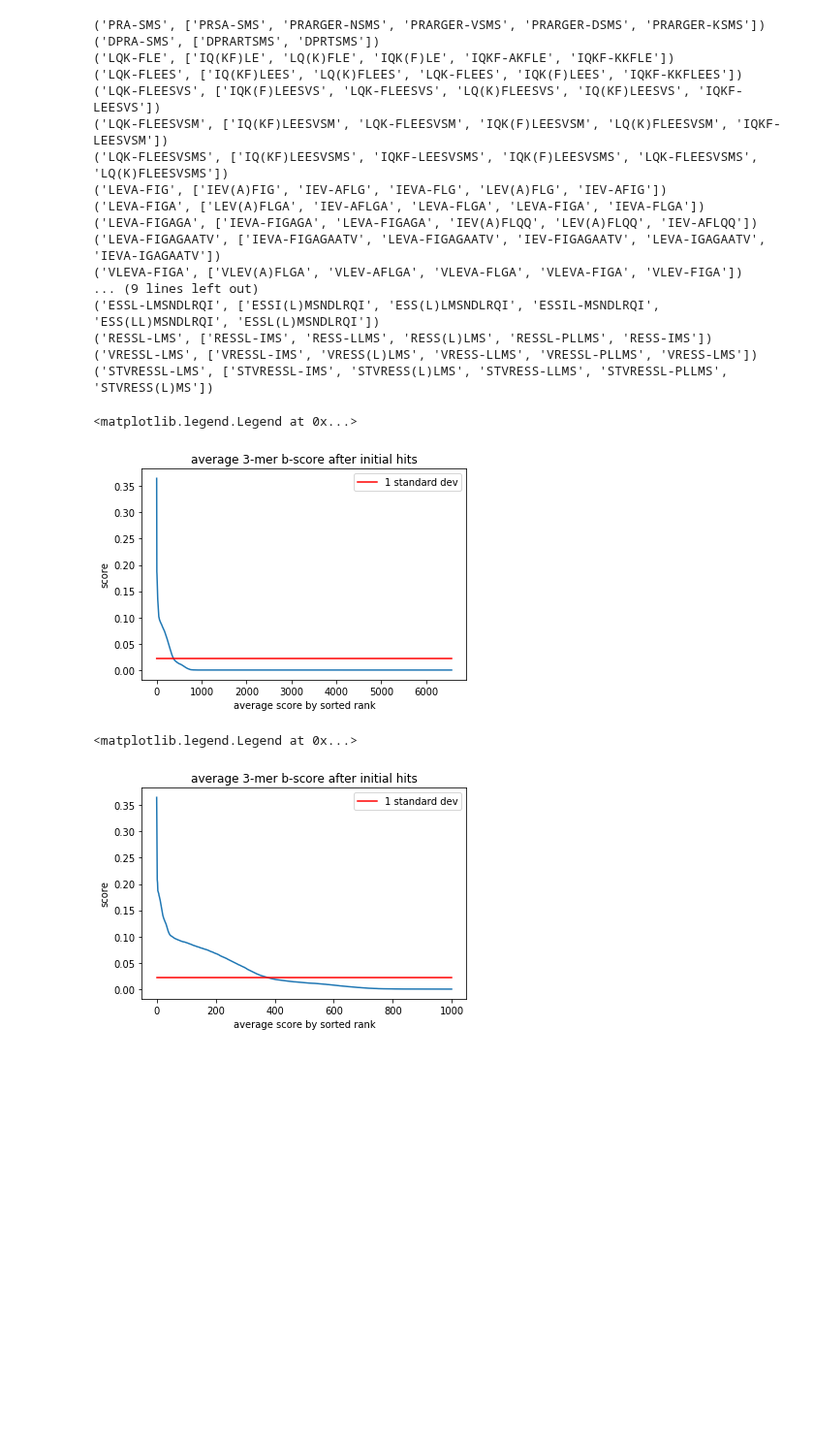
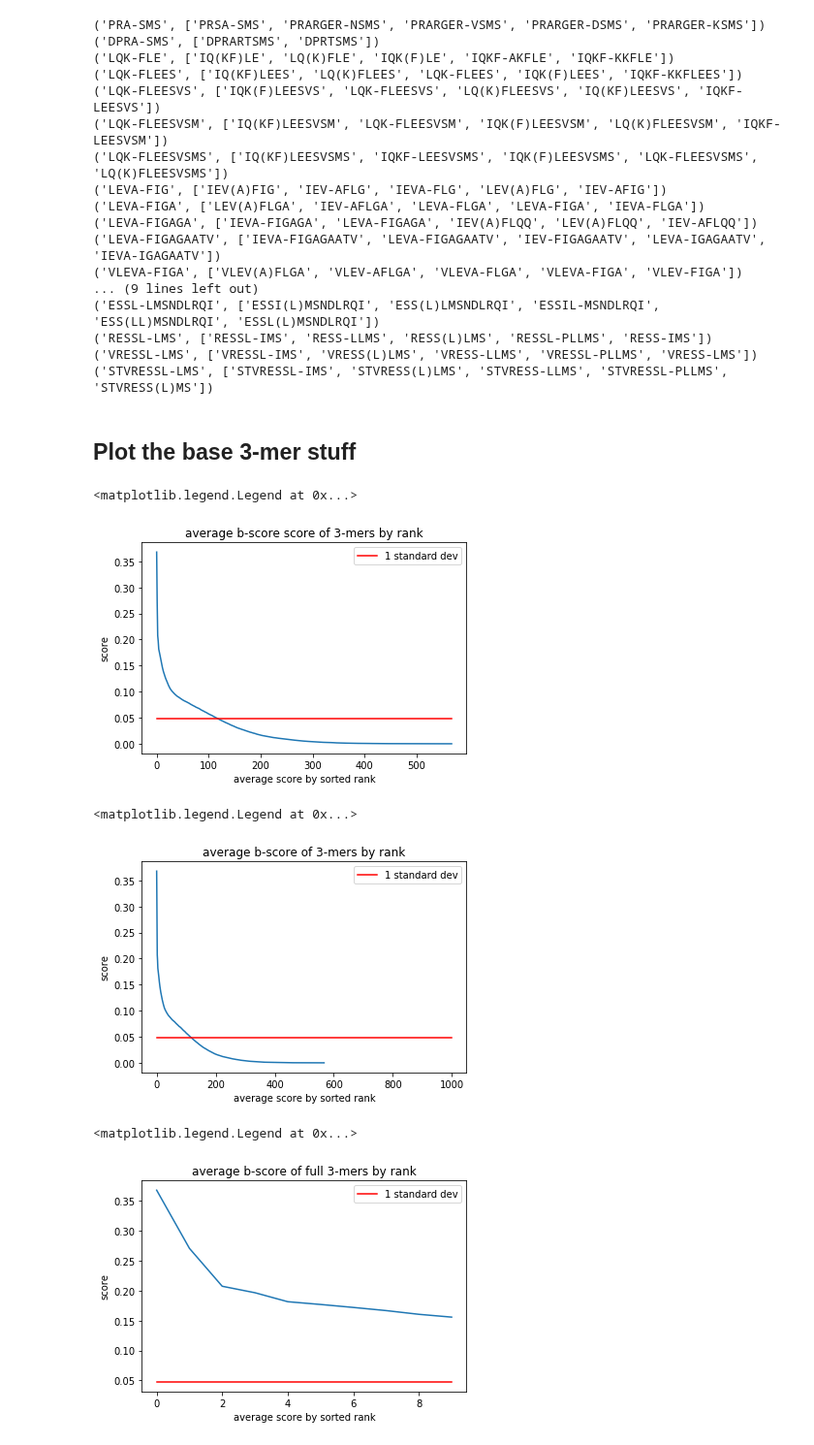
Before and after one commit to zmcgrath96/hypedsearch, a Jupyter notebook: sandbox/jupyter notebooks/New broad k-mer extension .ipynb, the cells around one changed output. Shown at 97% size. Saved outputs shown, nothing was run; the diff lists cells and outputs as text; code cells hidden in the pictures; blank space fills up the shorter version.

```diff
--- a/sandbox/jupyter notebooks/New broad k-mer extension .ipynb
+++ b/sandbox/jupyter notebooks/New broad k-mer extension .ipynb
@@ -503,6 +581,8 @@ for hm in hybridmisses:
 ('RESSL-LMS', ['RESSL-IMS', 'RESS-LLMS', 'RESS(L)LMS', 'RESSL-PLLMS', 'RESS-IMS'])
 ('VRESSL-LMS', ['VRESSL-IMS', 'VRESS(L)LMS', 'VRESS-LLMS', 'VRESSL-PLLMS', 'VRESS-LMS'])
 ('STVRESSL-LMS', ['STVRESSL-IMS', 'STVRESS(L)LMS', 'STVRESS-LLMS', 'STVRESSL-PLLMS', 'STVRESS(L)MS'])
+# %% [markdown]
+## Plot the base 3-mer stuff
 # %%
 import matplotlib.pyplot as plt
 import numpy as np
@@ -515,23 +595,33 @@ avgb = np.mean(scoredistb, axis=0)
 stdb = np.std(scoredistb)
 plt.plot(avgb)
 plt.plot([stdb for _ in range(len(avgb))], 'r', label='1 standard dev')
-plt.title('average 3-mer b-score after initial hits')
+plt.title('average b-score score of 3-mers by rank')
 plt.xlabel('average score by sorted rank')
 plt.ylabel('score')
 plt.legend()
 # %% [output]
 <matplotlib.legend.Legend at 0x...>
-[figure, old version]
+[figure, new version]
 # %%
 plt.plot(avgb[:1000])
 plt.plot([stdb for _ in range(1000)], 'r', label='1 standard dev')
-plt.title('average 3-mer b-score after initial hits')
+plt.title('average b-score of 3-mers by rank')
 plt.xlabel('average score by sorted rank')
 plt.ylabel('score')
 plt.legend()
 # %% [output]
 <matplotlib.legend.Legend at 0x...>
-[figure, old version]
+[figure, new version]
+# %%
+plt.plot(avgb[:10])
+plt.plot([stdb for _ in range(10)], 'r', label='1 standard dev')
+plt.title('average b-score of full 3-mers by rank')
+plt.xlabel('average score by sorted rank')
+plt.ylabel('score')
+plt.legend()
+# %% [output]
+<matplotlib.legend.Legend at 0x...>
+[figure, added]
 # %%
 ml = max([len(l) for l in scoredisty])
 for i in range(len(scoredisty)):
```
Also changed, not shown: parts of 14 cells of this notebook, 6 other files.
